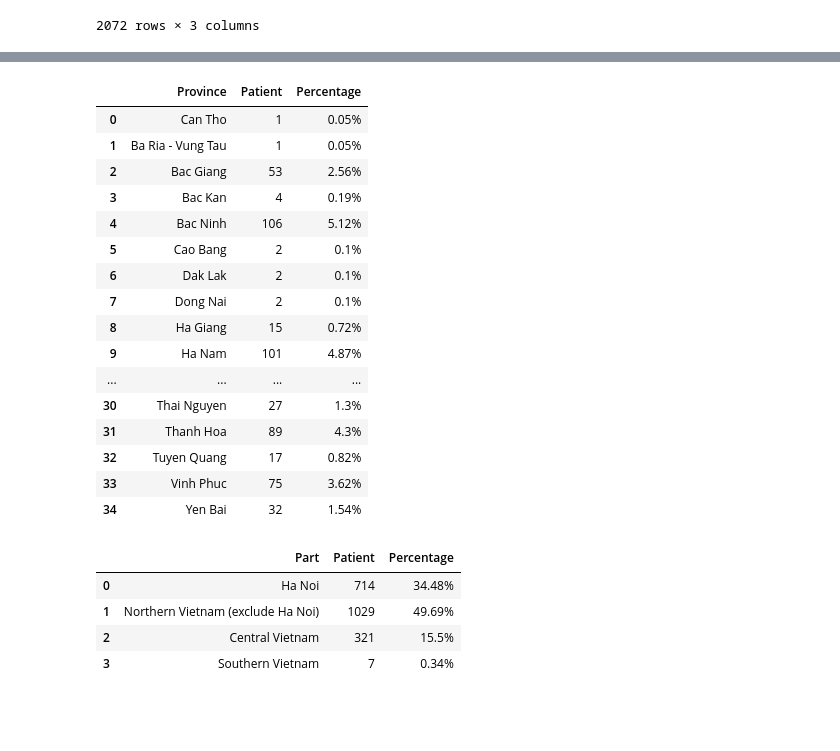
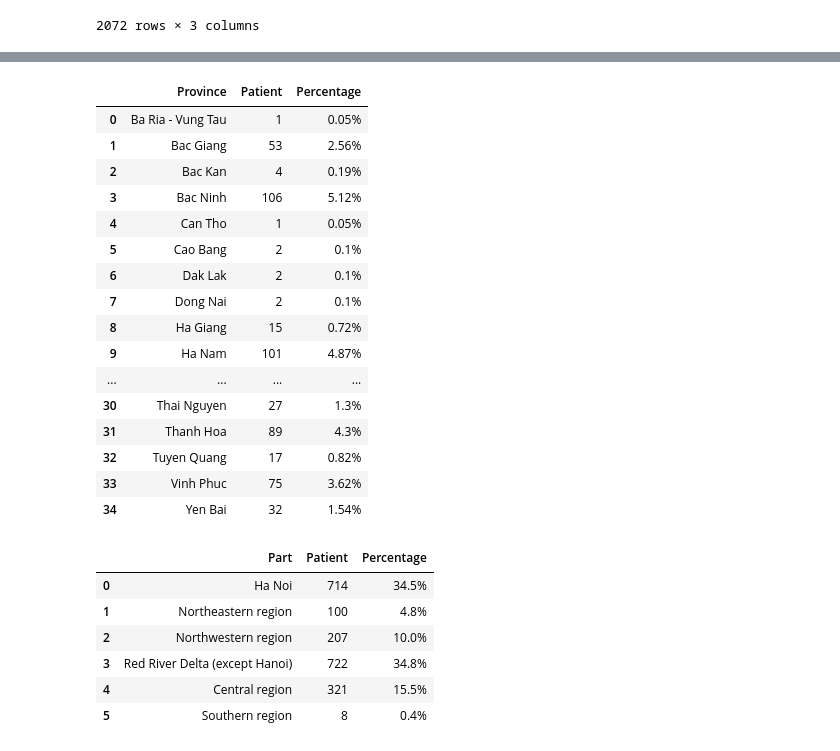
Before and after one commit to hung3a8/nhp-measles-analyse, a Jupyter notebook: Notebooks/analyze_data.ipynb, the cells around one changed output, grey strips where cells are left out. Cells and saved outputs as stored; diff of their text form; code cells hidden in the pictures; blank space fills up the shorter version.

```diff
--- a/Notebooks/analyze_data.ipynb
+++ b/Notebooks/analyze_data.ipynb
@@ -94,6 +98,10 @@ for i in range(dataset.shape[0]):
         value_occurance[vacc] = 1
 
 item_list = sorted(list(value_occurance.items()))
-vaccine_occurance = pd.DataFrame(item_list,columns=['Vaccine status','Occurance'])
+for i in range(len(item_list)):
+    a, b = item_list[i][0], item_list[i][1]
+    c = str(round(b / dataset.shape[0] * 100, 1)) + '%'
+    item_list[i] = (a, b, c)
+vaccine_occurance = pd.DataFrame(item_list,columns=['Vaccine status','Occurance','Percentage'])
 vaccine_occurance
 # %% [output]
@@ -255,10 +308,11 @@ for i in admission_year:
     else:
         occurance_of_year[i] += 1
 
-x = list(occurance_of_year.items())
-x.sort()
-occurance_value = [current_year[1] for current_year in x]
-year_occurance = pd.DataFrame([occurance_value],columns = ['2017','2018','2019'])
+x = sorted(occurance_of_year.items())
+for i in range(len(x)):
+    x[i] = list(x[i])
+    x[i].append(str(round(x[i][1]*100/dataset.shape[0],1))+'%')
+year_occurance = pd.DataFrame(x,columns = ['Year','Number of patients','Per'])
 
 admission_datetime = []
 week_occurance = {}
@@ -362,8 +423,7 @@ for i in province:
     else:
         patient_per_province[i] = 1
 
-province_items = patient_per_province.items()
-sorted_province = sorted(province_items, key=lambda province_items: province_items[0])
+sorted_province = sorted(patient_per_province.items())
 province_list = [i[0] for i in sorted_province]
 patient_list = [i[1] for i in sorted_province]
 patient_percentage_list = [str(round(i/sum(patient_list)*100,2)) + '%' for i in patient_list]
@@ -371,11 +431,11 @@ province_stat = pd.DataFrame([province_list,patient_list,patient_percentage_list
 province_stat
 # %% [output]
 |  | Province | Patient | Percentage |
-| 0 | Can Tho | 1 | 0.05% |
-| 1 | Ba Ria - Vung Tau | 1 | 0.05% |
-| 2 | Bac Giang | 53 | 2.56% |
-| 3 | Bac Kan | 4 | 0.19% |
-| 4 | Bac Ninh | 106 | 5.12% |
+| 0 | Ba Ria - Vung Tau | 1 | 0.05% |
+| 1 | Bac Giang | 53 | 2.56% |
+| 2 | Bac Kan | 4 | 0.19% |
+| 3 | Bac Ninh | 106 | 5.12% |
+| 4 | Can Tho | 1 | 0.05% |
 | 5 | Cao Bang | 2 | 0.1% |
 | 6 | Dak Lak | 2 | 0.1% |
 | 7 | Dong Nai | 2 | 0.1% |
@@ -388,39 +448,48 @@ province_stat
 | 33 | Vinh Phuc | 75 | 3.62% |
 | 34 | Yen Bai | 32 | 1.54% |
 # %%
-part_of_vietnam = ['Ha Noi','Northern Vietnam (exclude Ha Noi)','Central Vietnam','Southern Vietnam']
+part_of_vietnam = ['Ha Noi','Northeastern region','Northwestern region','Red River Delta (except Hanoi)','Central region','Southern region']
+patient_per_part = [0] * 6
 north_province = ['Ha Noi','Bac Kan','Bac Ninh','Bac Giang','Cao Bang','Ha Giang','Ha Nam',
                     'Hai Duong','Hai Phong','Hoa Binh','Hung Yen','Nam Dinh','Ninh Binh','Phu Tho',
                     'Quang Ninh','Thai Binh','Vinh Phuc','Yen Bai','Lao Cai','Son La','Thai Nguyen',
                     'Tuyen Quang','Lai Chau','Lang Son']
 
 central_province = ['Thanh Hoa','Nghe An','Ha Tinh','Quang Binh','Quang Tri','Thua Thien Hue','Quang Nam','Quang Ngai',
                     'Binh Dinh','Phu Yen','Khanh Hoa','Ninh Thuan','Binh Thuan','Kon Tum','Gia Lai','Dak Lak']
 
 south_province = ['Binh Phuoc','Binh Duong','Dong Nai','Tay Ninh','Ba Ria - Vung Tau','Ho Chi Minh','Long An',
                     'Dong Thap','Tien Giang','An Giang','Ben Tre','Can Tho']
 
-patient_per_part = [0] * 4
+northwestern_region = ['Lao Cai','Yen Bai','Lai Chau','Dien Bien','Son La','Hoa Binh']
+northeastern_region = ['Ha Giang','Tuyen Quang','Phu Tho','Thai Nguyen','Bac Kan','Cao Bang','Lang Son','Bac Giang','Quang Ninh']
+red_river_delta_except_hanoi = ['Hai Phong','Vinh Phuc','Bac Ninh','Hung Yen','Hai Duong','Thai Binh','Nam Dinh','Ninh Binh','Ha Nam']
+
 for i in range(len(province_list)):
-    if province_list[i] in north_province:
-        if province_list[i] == 'Ha Noi':
-            patient_per_part[0] += patient_list[i]
-        else:
-            patient_per_part[1] += patient_list[i]
+    if province_list[i] == 'Ha Noi':
+        patient_per_part[0] += patient_list[i]
+    if province_list[i] in northwestern_region:
+        patient_per_part[1] += patient_list[i]
+    if province_list[i] in northeastern_region:
+        patient_per_part[2] += patient_list[i]
+    if province_list[i] in red_river_delta_except_hanoi:
+        patient_per_part[3] += patient_list[i]
     if province_list[i] in central_province:
-        patient_per_part[2] += patient_list[i]
+        patient_per_part[4] += patient_list[i]
     if province_list[i] in south_province:
-        patient_per_part[3] += patient_list[i]
+        patient_per_part[5] += patient_list[i]
 
-patient_per_part_percentage = [str(round(i/sum(patient_per_part)*100,2)) + '%' for i in patient_per_part]
+patient_per_part_percentage = [str(round(i/sum(patient_per_part)*100,1)) + '%' for i in patient_per_part]
 part_stat = pd.DataFrame([part_of_vietnam,patient_per_part,patient_per_part_percentage],index=['Part','Patient','Percentage']).T
 part_stat
 # %% [output]
 |  | Part | Patient | Percentage |
-| 0 | Ha Noi | 714 | 34.48% |
-| 1 | Northern Vietnam (exclude Ha Noi) | 1029 | 49.69% |
-| 2 | Central Vietnam | 321 | 15.5% |
-| 3 | Southern Vietnam | 7 | 0.34% |
+| 0 | Ha Noi | 714 | 34.5% |
+| 1 | Northeastern region | 100 | 4.8% |
+| 2 | Northwestern region | 207 | 10.0% |
+| 3 | Red River Delta (except Hanoi) | 722 | 34.8% |
+| 4 | Central region | 321 | 15.5% |
+| 5 | Southern region | 8 | 0.4% |
 # %%
 year_and_province = [[0] * 4 for _ in range(len(province_list))]
 
```
Also changed, not shown: parts of 16 cells of this notebook, 1 other file.
